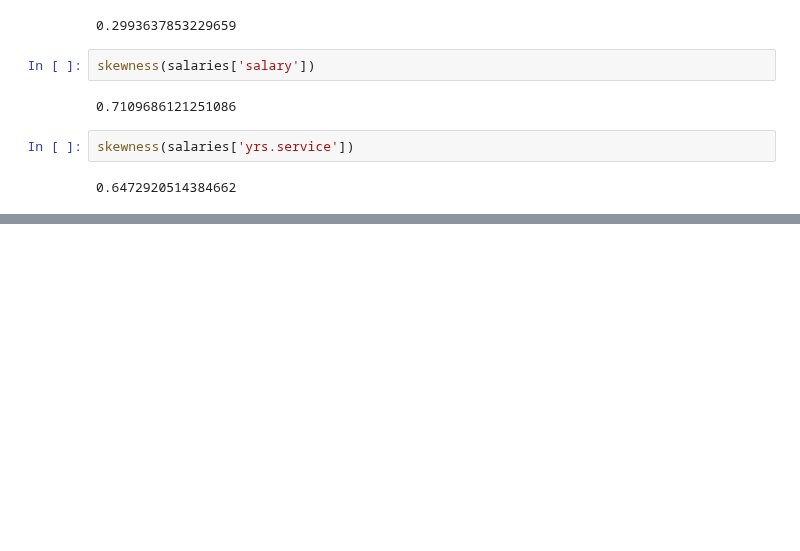
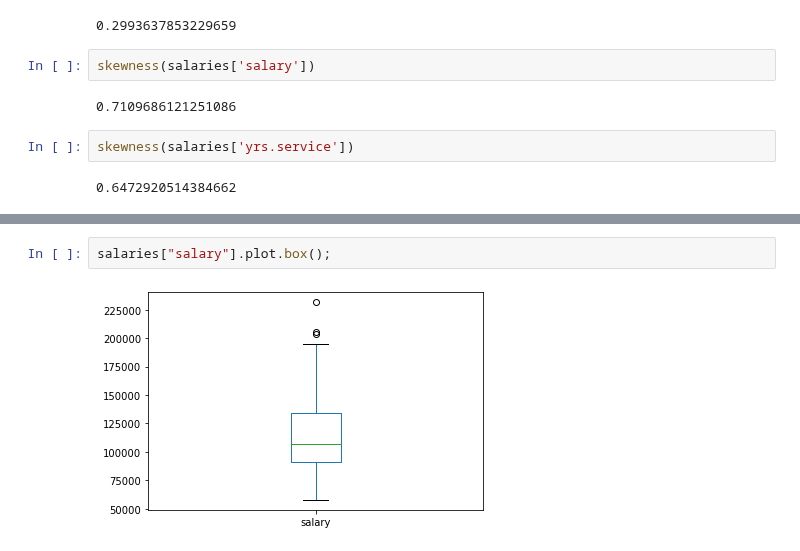
Before and after one commit to Jammal7/Introduction_to_Data_Science, a Jupyter notebook: GAMES/Introduction_to_Univariate_Statistics.ipynb, the cells around one changed output, grey strips where cells are left out. Saved outputs shown, nothing was run; the diff lists cells and outputs as text; blank space fills up the shorter version.

```diff
--- a/GAMES/Introduction_to_Univariate_Statistics.ipynb
+++ b/GAMES/Introduction_to_Univariate_Statistics.ipynb
@@ -304,0 +320,4 @@ sns.stripplot(x = salaries["yrs.service"], color='blue', alpha=0.5, size=4);
+# %%
+salaries["salary"].plot.box();
+# %% [output]
+[figure, added]
```
Also changed, not shown: parts of 50 cells of this notebook.
